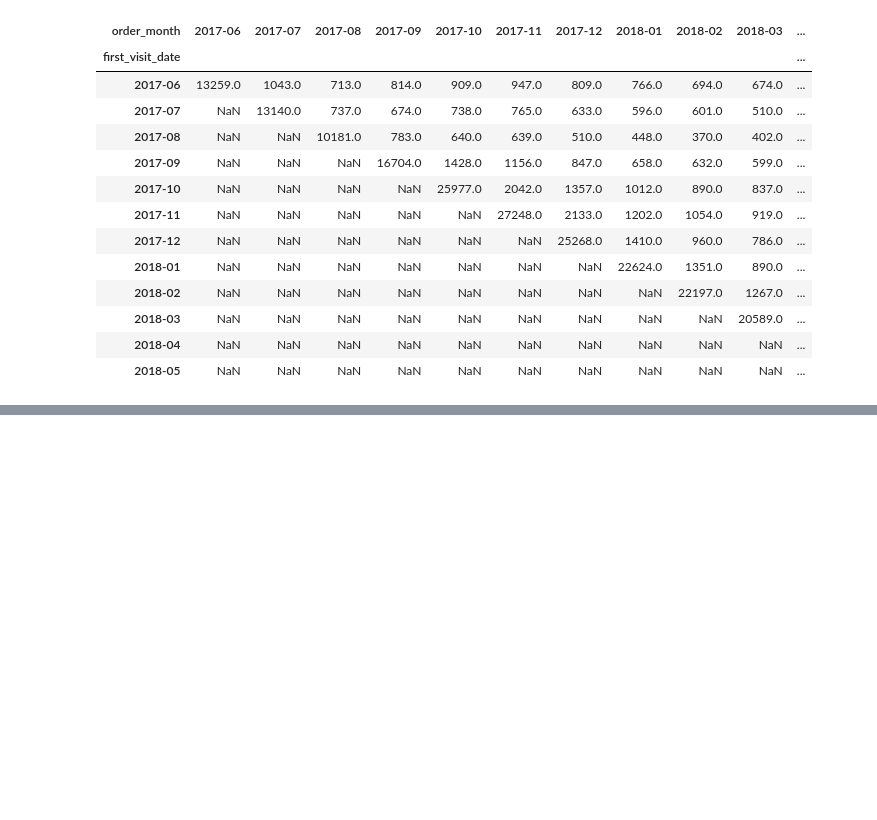
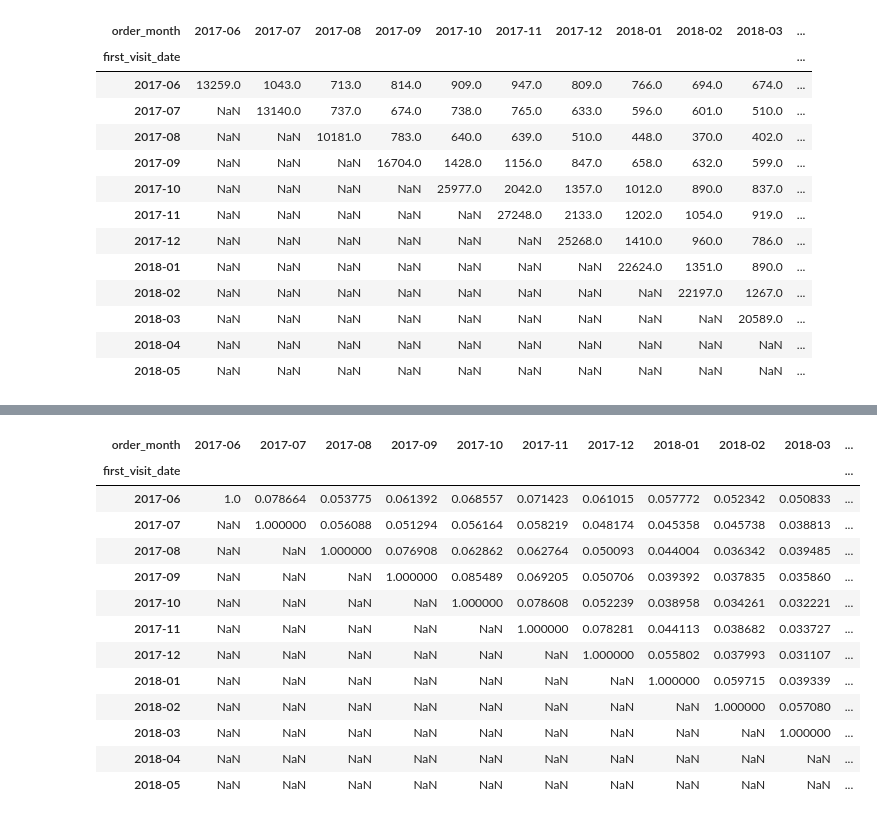
Before and after one commit to cristopherrexx-coder/Proyect-10, a Jupyter notebook: Sprint 10 proyect.ipynb, the cells around one changed output, grey strips where cells are left out. Cells and saved outputs as stored; diff of their text form; code cells hidden in the pictures; blank space fills up the shorter version.

```diff
--- a/Sprint 10 proyect.ipynb
+++ b/Sprint 10 proyect.ipynb
@@ -346,0 +317,19 @@ first_month_users.head()
+# %%
+#Obtendremos la matriz de retencion porcentual
+retention = absolute_visits.div(absolute_visits.apply(lambda row: row.dropna().iloc[0], axis=1), axis=0)
+retention
+# %% [output]
+| order_month | 2017-06 | 2017-07 | 2017-08 | 2017-09 | 2017-10 | 2017-11 | 2017-12 | 2018-01 | 2018-02 | 2018-03 | ... |
+| first_visit_date |  |  |  |  |  |  |  |  |  |  | ... |
+| 2017-06 | 1.0 | 0.078664 | 0.053775 | 0.061392 | 0.068557 | 0.071423 | 0.061015 | 0.057772 | 0.052342 | 0.050833 | ... |
+| 2017-07 | NaN | 1.000000 | 0.056088 | 0.051294 | 0.056164 | 0.058219 | 0.048174 | 0.045358 | 0.045738 | 0.038813 | ... |
+| 2017-08 | NaN | NaN | 1.000000 | 0.076908 | 0.062862 | 0.062764 | 0.050093 | 0.044004 | 0.036342 | 0.039485 | ... |
+| 2017-09 | NaN | NaN | NaN | 1.000000 | 0.085489 | 0.069205 | 0.050706 | 0.039392 | 0.037835 | 0.035860 | ... |
+| 2017-10 | NaN | NaN | NaN | NaN | 1.000000 | 0.078608 | 0.052239 | 0.038958 | 0.034261 | 0.032221 | ... |
+| 2017-11 | NaN | NaN | NaN | NaN | NaN | 1.000000 | 0.078281 | 0.044113 | 0.038682 | 0.033727 | ... |
+| 2017-12 | NaN | NaN | NaN | NaN | NaN | NaN | 1.000000 | 0.055802 | 0.037993 | 0.031107 | ... |
+| 2018-01 | NaN | NaN | NaN | NaN | NaN | NaN | NaN | 1.000000 | 0.059715 | 0.039339 | ... |
+| 2018-02 | NaN | NaN | NaN | NaN | NaN | NaN | NaN | NaN | 1.000000 | 0.057080 | ... |
+| 2018-03 | NaN | NaN | NaN | NaN | NaN | NaN | NaN | NaN | NaN | 1.000000 | ... |
+| 2018-04 | NaN | NaN | NaN | NaN | NaN | NaN | NaN | NaN | NaN | NaN | ... |
+| 2018-05 | NaN | NaN | NaN | NaN | NaN | NaN | NaN | NaN | NaN | NaN | ... |
```
Also changed, not shown: parts of 30 cells of this notebook.
